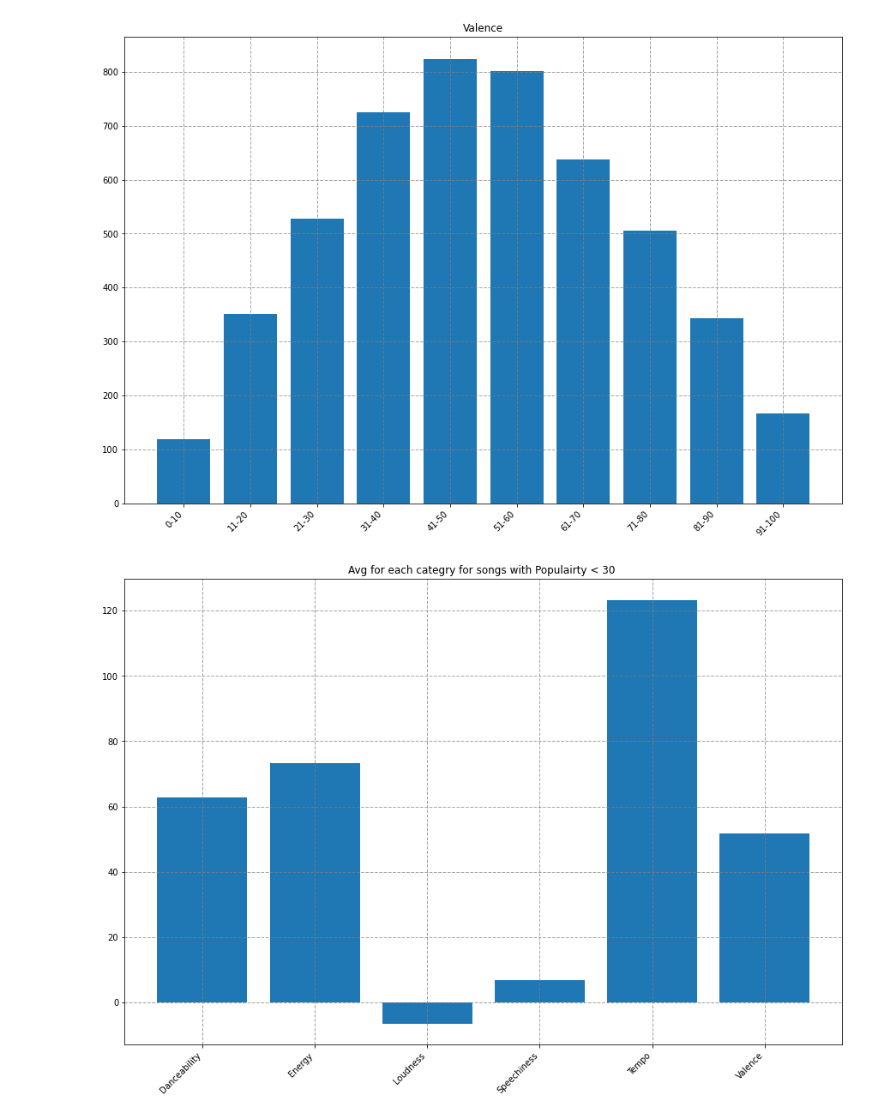
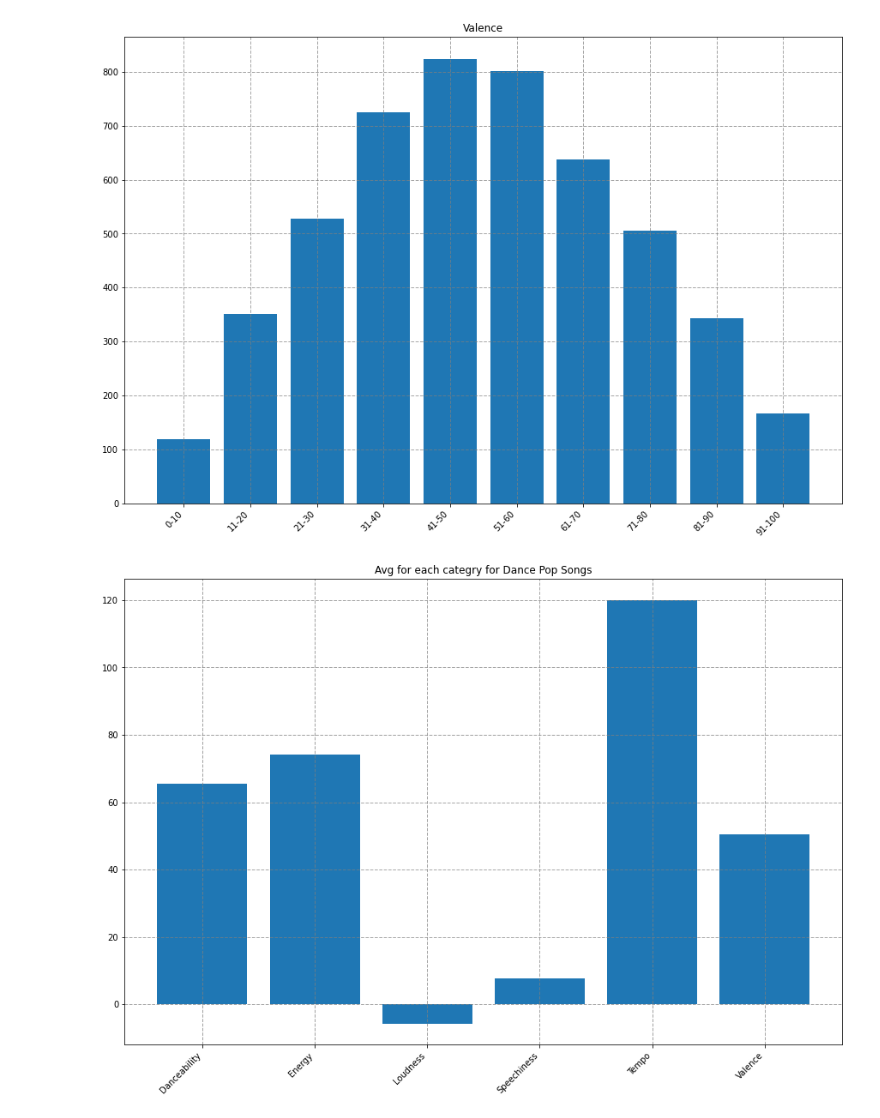
Before and after one commit to CarterKekoa/SpotifyRecommendationApp, a Jupyter notebook: DataAnalysis.ipynb, the cells around one changed output. Cells and saved outputs as stored; diff of their text form; code cells hidden in the pictures.

```diff
--- a/DataAnalysis.ipynb
+++ b/DataAnalysis.ipynb
@@ -121,27 +135,17 @@ plot_utils.frequency_chart(x_vals, y_vals,  "Valence", "", "")
 # %% [output]
 [figure]
 # %%
-bottom = []
-top = []
-for row in track_data.data:
-    if row[3] < 30:
-        bottom.append(row)
-    elif row[3] > 70:
-        top.append(row)
-    else:
-        pass
+genre1, genre2, genre3, genre4 = myutils.seperate_songs_on_genre(track_data.data)
 
-avg_dance = myutils.compute_average(myutils.format_num([row[11] for row in bottom]))
-avg_energy = myutils.compute_average(myutils.format_num([row[12] for row in bottom]))
-avg_loudness = myutils.compute_average([row[14] for row in bottom])
-avg_speech = myutils.compute_average(myutils.format_num([row[16] for row in bottom]))
-avg_tempo = myutils.compute_average([row[21] for row in bottom])
-avg_valence = myutils.compute_average(myutils.format_num([row[20] for row in bottom]))
+avg_dance = myutils.compute_average(myutils.format_num([row[11] for row in genre1]))
+avg_energy = myutils.compute_average(myutils.format_num([row[12] for row in genre1]))
+avg_loudness = myutils.compute_average([row[14] for row in genre1])
+avg_speech = myutils.compute_average(myutils.format_num([row[16] for row in genre1]))
+avg_tempo = myutils.compute_average([row[21] for row in genre1])
+avg_valence = myutils.compute_average(myutils.format_num([row[20] for row in genre1]))
 
 x_vals = ['Danceability','Energy','Loudness','Speechiness','Tempo','Valence']
 y_vals = [avg_dance, avg_energy, avg_loudness, avg_speech, avg_tempo, avg_valence]
-
-
-plot_utils.frequency_chart(x_vals, y_vals,  "Avg for each categry for songs with Populairty < 30 ", "", "")
+plot_utils.frequency_chart(x_vals, y_vals,  "Avg for each categry for Dance Pop Songs", "", "")
 # %% [output]
-[figure, old version]
+[figure, new version]
```
Also changed, not shown: parts of 13 cells of this notebook, 3 other files.
